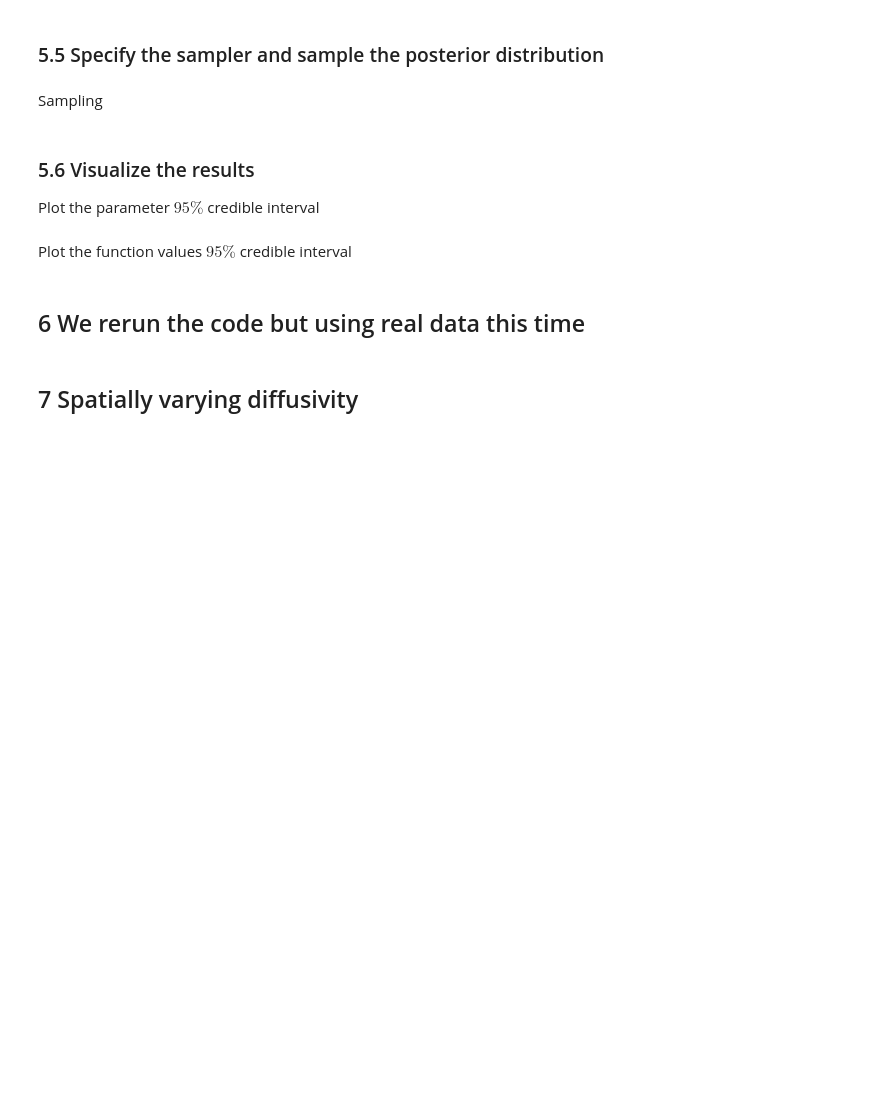
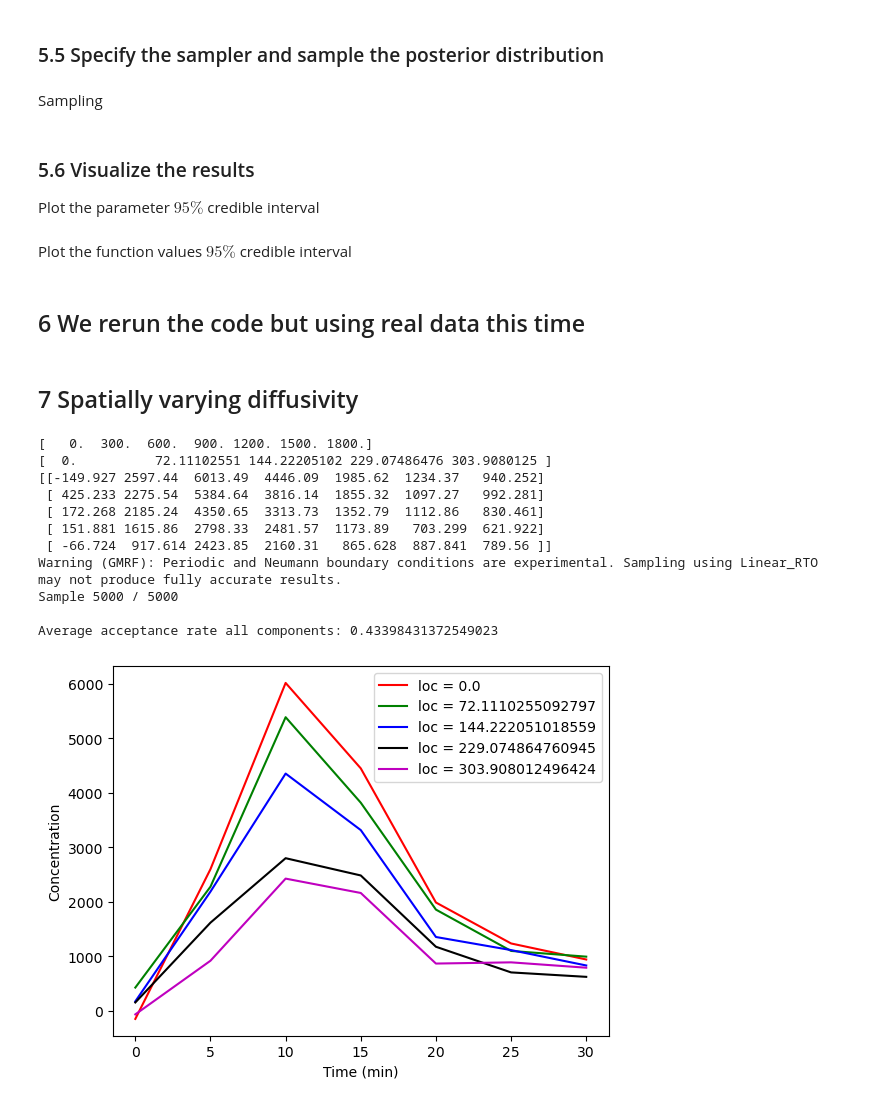
Before and after one commit to CUQI-DTU/Paper-Cochlear, a Jupyter notebook: code/ear_aqueducts/demo_aqueduct.ipynb, the cells around one changed output. Cells and saved outputs as stored; diff of their text form; code cells hidden in the pictures; blank space fills up the shorter version.

```diff
--- a/code/ear_aqueducts/demo_aqueduct.ipynb
+++ b/code/ear_aqueducts/demo_aqueduct.ipynb
@@ -331,30 +331,37 @@ import numpy as np
 import matplotlib.pyplot as plt
 import pandas as pd
 
-from cuqi.distribution import Gaussian, JointDistribution
+from cuqi.distribution import Gaussian, JointDistribution, Laplace_diff, Cauchy_diff, GMRF
 from cuqi.geometry import Continuous1D, KLExpansion, Discrete, MappedGeometry, Continuous2D, Image2D
 from cuqi.pde import TimeDependentLinearPDE
 from cuqi.model import PDEModel, Model
-from cuqi.sampler import CWMH, MetropolisHastings
+from cuqi.sampler import CWMH, MetropolisHastings, pCN
 from cuqi.array import CUQIarray
 np.random.seed(1)
 
 
 df_t_l = pd.read_excel('~/Documents/research_resources/brain_efflux/CT_example_20210120_m1_l.xlsx')
 times = df_t_l.loc[range(7)]['time \ ROI'].values*60
+times = times.astype(np.float64)
 print(times)
 locations = df_t_l.loc[7][['CA1', 'CA2', 'CA3', 'CA4', 'CA5']].values
+locations = locations.astype(np.float64)
 print(locations)
 
 df = pd.read_csv('~/Documents/research_resources/brain_efflux/CT/20210120_m2_l_parsed.csv')
 data = df.loc[range(7)][['CA1', 'CA2', 'CA3', 'CA4', 'CA5']].values.T
+data = data.astype(np.float64)
 print(data)
 
 
 L = 400
-n_grid = 100   # Number of solution nodes
+n_grid = 50   # Number of solution nodes
 h = L/(n_grid+1)   # Space step size
-grid = np.linspace(h, L-h, n_grid)
+#grid = np.linspace(h, L-h, n_grid)
+#grid_c = np.linspace(0, L, n_grid+1, endpoint=True)
+
+grid_c = np.linspace(0, L, n_grid+1, endpoint=True)
+grid  = np.linspace(h, L-h, n_grid)
 
 tau_max = 30*60 # Final time in sec
 cfl = 5 # The cfl condition to have a stable solution
@@ -363,17 +370,26 @@ dt_approx = cfl*h**2 # Defining approximate time step size
 n_tau = int(tau_max/dt_approx)+1 # Number of time steps
 tau = np.linspace(0, tau_max, n_tau)
 
-c_exact = np.sqrt(600)
 # Source term
 def g(c, tau_current):
     f_array = np.zeros(n_grid)
-    f_array[0] = c/h**2*100*np.sin(np.pi*tau_current/tau_max)
+    f_array[0] = c[0]/h**2*100*np.interp(tau_current, times, data.reshape([len(locations), len(times)])[0,:])
     return f_array
 
+#*np.sin(np.pi*tau_current/tau_max)
 
-D_c = lambda c: c * ( np.diag(-2*np.ones(n_grid), 0) +
-np.diag(np.ones(n_grid-1), -1) +
-np.diag(np.ones(n_grid-1), 1) ) / h**2
+
+Dx = - np.diag(np.ones(n_grid), 0)+ np.diag(np.ones(n_grid-1), 1) #Dx
+vec = np.zeros(n_grid)
+vec[0] = 1
+Dx = np.concatenate([vec.reshape([1, -1]), Dx], axis=0)
+Dx /= h # FD derivative matrix
+
+D_c = lambda c: - Dx.T @ np.diag(c) @ Dx
+
+#D_c = lambda c: c * ( np.diag(-2*np.ones(n_grid), 0) +
+#np.diag(np.ones(n_grid-1), -1) +
+#np.diag(np.ones(n_grid-1), 1) ) / h**2
 
 initial_condition = np.zeros(n_grid)
 
@@ -389,7 +405,7 @@ PDE = TimeDependentLinearPDE(PDE_form, tau, grid_sol=grid,
 
 
 # Domain geometry
-G_D =  MappedGeometry( Discrete(1),  map=lambda x: x**2 )
+G_D =  MappedGeometry( Continuous1D(grid_c),  map=lambda x: x**2 )
 
 # Range geometry
 G_cont2D = Continuous2D((locations, times))
@@ -397,35 +413,51 @@ G_cont2D = Continuous2D((locations, times))
 A = PDEModel(PDE, range_geometry=G_cont2D, domain_geometry=G_D)
 
 gamma = Gaussian(0, 1)
-x = Gaussian(np.sqrt(400), 100, geometry=G_D)
+#x = Gaussian(np.sqrt(400), np.ones(G_D.par_dim)*100, geometry=G_D)3
+#x = Cauchy_diff(0, 1, geometry=G_D)
+x =  GMRF( np.ones(G_D.par_dim),2, geometry=G_D, bc_type='neumann')#GMRF( np.ones(G_D.par_dim), 1, geometry=G_D)
+#LMRF(x_zero, scale=0.002)
 x.name
 s_noise = 0.1 \
           *np.linalg.norm(data) \
           *np.sqrt(1/G_cont2D.par_dim)
 y = Gaussian(A(x), s_noise**2, geometry=G_cont2D)
 
 # Plot data
 color = ['r', 'g', 'b', 'k', 'm']
 legends = ['loc = '+str(obs) for obs in locations]
 lines = []
 for i in range(len(locations)):
     #plt.figure()
     lines.append(plt.plot(times/60, data[i,:],  color=color[i])[0])
     #plt.plot(times/60, data[i,:], 'o', color=color[i])
     #plt.title('loc = '+str(i))
 
 plt.legend(lines, legends)
 plt.xlabel('Time (min)')
 plt.ylabel('Concentration')
 
 joint = JointDistribution(x, y)
 joint
 
 data = CUQIarray(data.ravel(), geometry=G_cont2D)
 posterior = joint(y=data) # condition on y=y_obs
 posterior
 
-my_sampler = MetropolisHastings(posterior, scale=10, x0=20)
+my_sampler = CWMH(posterior, scale=20, x0=20*np.ones(G_D.par_dim))
 
-Ns = 10  # funval of mean is about 587.25403559
+Ns = 5000  # funval of mean is about 587.25403559
 posterior_samples = my_sampler.sample_adapt(Ns)
+# %% [output]
+[   0.  300.  600.  900. 1200. 1500. 1800.]
+[  0.          72.11102551 144.22205102 229.07486476 303.9080125 ]
+[[-149.927 2597.44  6013.49  4446.09  1985.62  1234.37   940.252]
+ [ 425.233 2275.54  5384.64  3816.14  1855.32  1097.27   992.281]
+ [ 172.268 2185.24  4350.65  3313.73  1352.79  1112.86   830.461]
+ [ 151.881 1615.86  2798.33  2481.57  1173.89   703.299  621.922]
+ [ -66.724  917.614 2423.85  2160.31   865.628  887.841  789.56 ]]
+Warning (GMRF): Periodic and Neumann boundary conditions are experimental. Sampling using Linear_RTO may not produce fully accurate results.
+Sample 5000 / 5000
+
+Average acceptance rate all components: 0.43398431372549023
+[figure, added]
```
Also changed, not shown: parts of 3 cells of this notebook.
